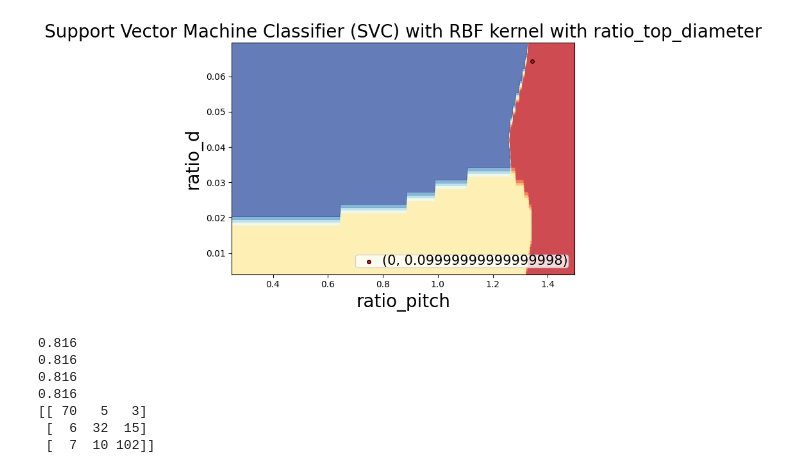
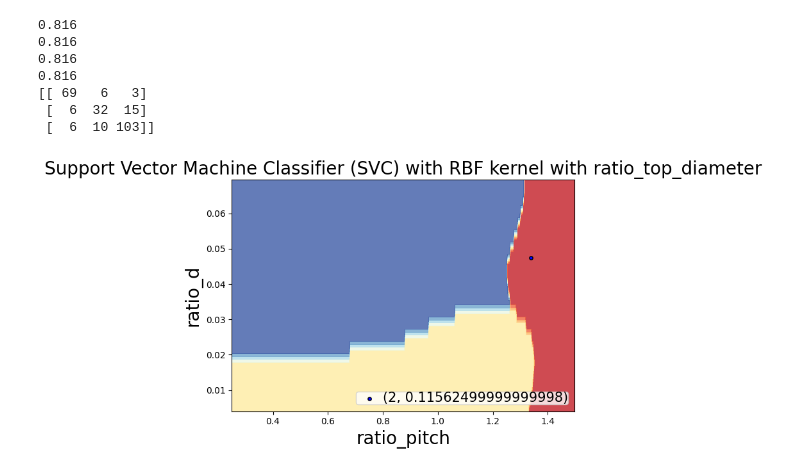
Before and after one commit to justinmiller33/3dasm_project, a Jupyter notebook: FindGoodModel_revised.ipynb, the cells around one changed output. Drawn from its saved outputs; the diff is of its cells as text; code cells hidden in the pictures.

Commit message:
upload FindGoodModel_revised

```diff
--- a/FindGoodModel_revised.ipynb
+++ b/FindGoodModel_revised.ipynb
@@ -182,32 +180,45 @@ def classification_model_train_and_predict(X_train,X_test,X_data,Y_train,Y_test,
     f_one_score = f1_score(Y_test,Y_predict_for_test,average='micro')
     con_matrix = confusion_matrix(Y_test,Y_predict_for_test)
 
-    classification_model_plot(X_data,Y_data,scaler_x, scaler_y,model,5,20)
+    classification_model_plot(X_data,Y_data,scaler_x, scaler_y,model,249,20)
 
     return ac_score,pr_score,re_score,f_one_score,con_matrix
-# %%
-from sklearn import svm
-# we create an instance of SVM and fit out data. We did not scale our data (this dataset is quite simple)
-
-SVM_model = svm.SVC(kernel='rbf',gamma=0.7,C=1.0) # - kernel like in GPs
-                                                    # - gamma is the kernel hyperparameter (here: length-scale)
-                                                    # - C is a l2 regularization parameter (strength of
-                                                    #   regularization is inversely proportional to C)
-
-ac_score,pr_score,re_score,f_one_score,con_matrix = classification_model_train_and_predict(X_train_scale_class, X_test_scale_class, X_scale_class, Y_train_scale_class, Y_test_scale_class, Y_scale_class,scaler_x_class, scaler_y_class,SVM_model)
-# %% [output]
-[figure, removed]
-# %%
-print(ac_score)
-print(pr_score)
-print(re_score)
-print(f_one_score)
-print(con_matrix)
-# %% [output]
-0.816
-0.816
-0.816
-0.816
-[[ 70   5   3]
- [  6  32  15]
- [  7  10 102]]
+# %%
+from sklearn import svm
+from sklearn.model_selection import GridSearchCV
+
+# Define SVM model
+svm_model = svm.SVC(kernel='rbf')
+
+# Set up the parameter grid
+parameter_grid = {'C': [0.75, 0.8, 0.85, 0.9, 0.95, 1, 1.05, 1.1, 1.15, 1.2, 1.25],
+                  'gamma': [0.75, 0.8, 0.85, 0.9, 0.95, 1, 1.05, 1.1, 1.15, 1.2, 1.25]}
+
+# Configure GridSearchCV
+grid_search = GridSearchCV(svm_model, parameter_grid, cv=5)
+
+# Fit the grid search model
+grid_search.fit(X_train_scale_class, Y_train_scale_class)
+
+# Find the best parameters and score
+best_parameters = grid_search.best_params_
+best_score = grid_search.best_score_
+
+# Create and fit the optimal model
+optimal_model = svm.SVC(kernel='rbf', C=best_parameters['C'], gamma=best_parameters['gamma'])
+
+ac_score,pr_score,re_score,f_one_score,con_matrix = classification_model_train_and_predict(X_train_scale_class, X_test_scale_class, X_scale_class, Y_train_scale_class, Y_test_scale_class, Y_scale_class,scaler_x_class, scaler_y_class,optimal_model)
+print(ac_score)
+print(pr_score)
+print(re_score)
+print(f_one_score)
+print(con_matrix)
+# %% [output]
+0.816
+0.816
+0.816
+0.816
+[[ 69   6   3]
+ [  6  32  15]
+ [  6  10 103]]
+[figure, added]
```
Also changed, not shown: parts of 8 cells of this notebook.
